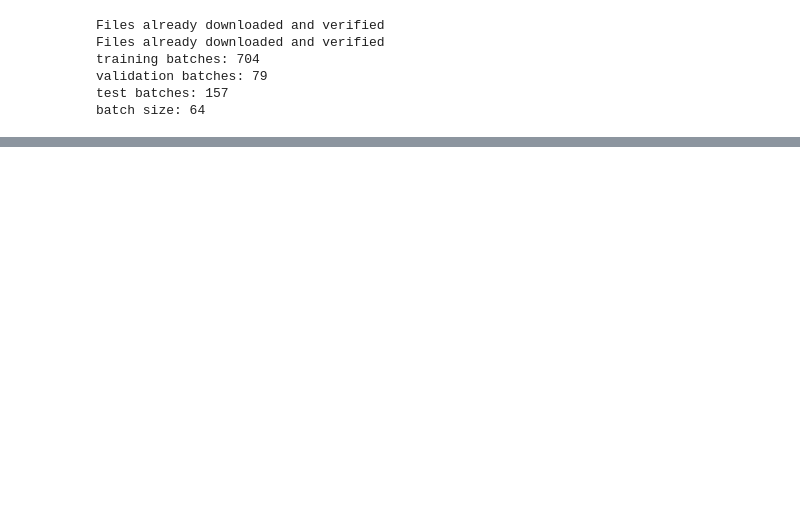
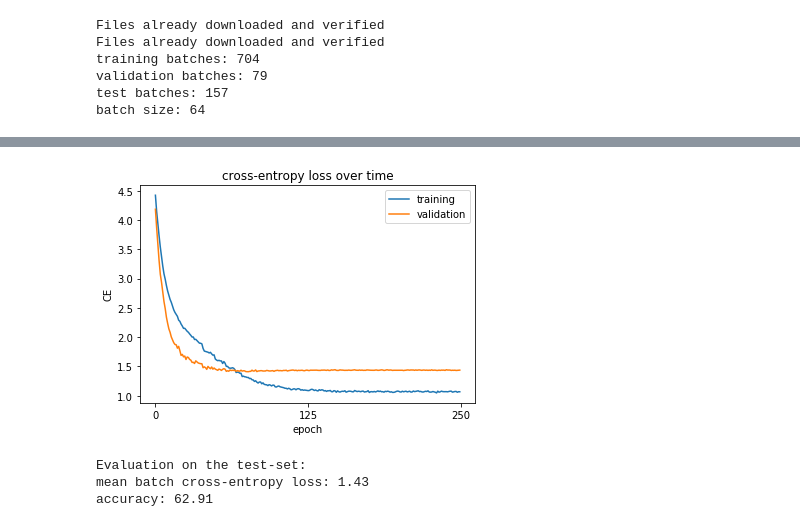
Before and after one commit to raph333/resnet_densenet_sandpit, a Jupyter notebook: notebooks/AllConv-DenseNet.ipynb, the cells around one changed output, grey strips where cells are left out. Drawn from its saved outputs; the diff is of its cells as text; code cells hidden in the pictures; blank space fills up the shorter version.

Commit message:
fully trained nets

```diff
--- a/notebooks/AllConv-DenseNet.ipynb
+++ b/notebooks/AllConv-DenseNet.ipynb
@@ -59,12 +63,12 @@ print(f'parameters: {utils.count_parameters(net, in_millions=True):.2f} million\
 optimizer = torch.optim.SGD(net.parameters(),
                             lr=0.1,
                             momentum=0.9,
-                            weight_decay=0  #0.00002
+                            weight_decay=0.00002
                            )
 scheduler = torch.optim.lr_scheduler.ReduceLROnPlateau(
     optimizer, factor=0.75, patience=5, threshold=0.01, verbose=True)
 
-utils.train_model(net, train_loader, validation_loader, optimizer, scheduler, max_epoch=500)
+utils.train_model(net, train_loader, validation_loader, optimizer, scheduler, max_epoch=250)
 # %% [output]
 MODEL: AllConv-DenseNet
 parameters: 1.05 million
@@ -73,3 +90,10 @@ epoch   training-CE     validation-CE   validation-accuracy (%)
 # %%
 utils.plot_error_curves(utils.error_stats, error_name='cross-entropy loss')
+
+net.load_state_dict(torch.load(f'{net.__class__.__name__}_best.pt'))
 utils.test_set_evaluation(net.cuda(), test_loader, just_print=True)
+# %% [output]
+[figure, added]
+Evaluation on the test-set:
+mean batch cross-entropy loss: 1.43
+accuracy: 62.91
```
Also changed, not shown: parts of 3 cells of this notebook, 6 other files.
